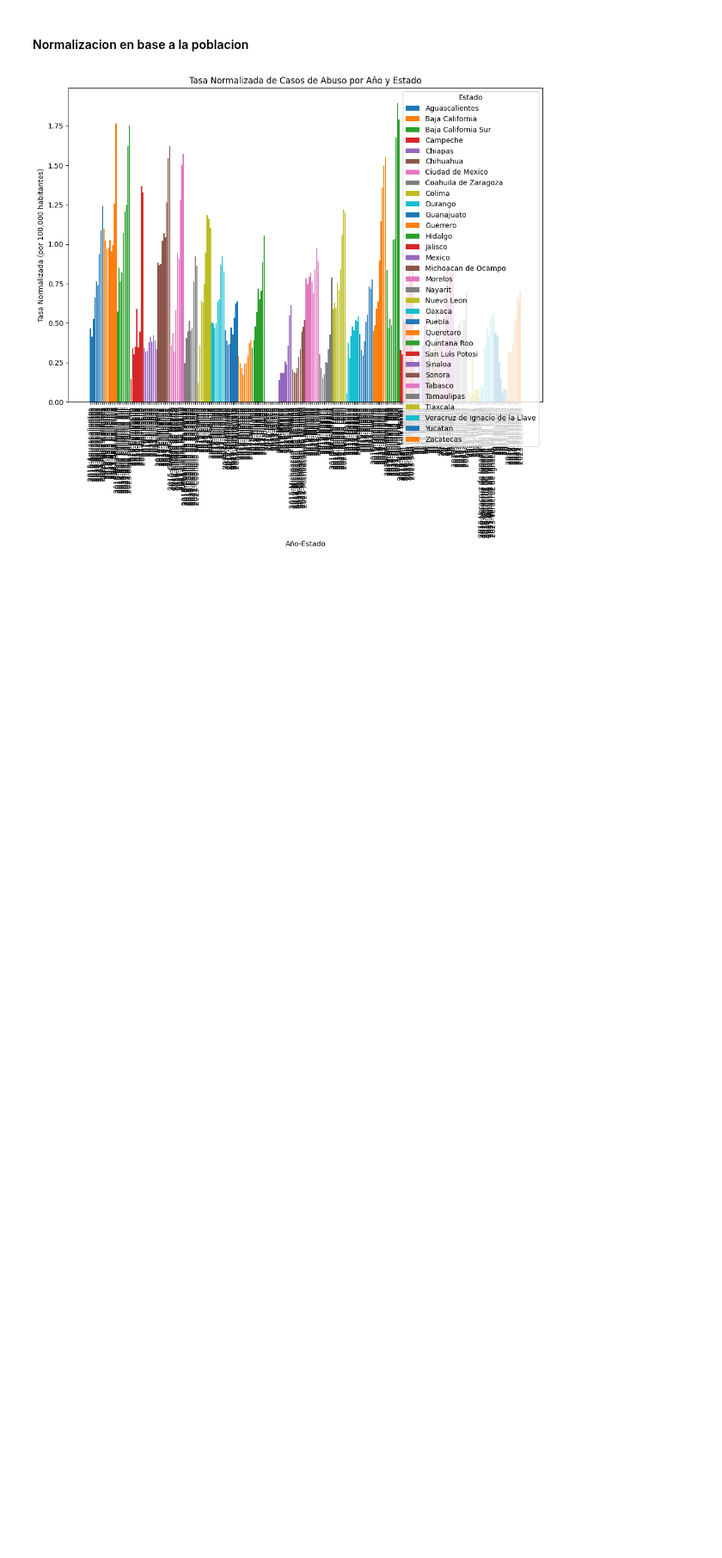
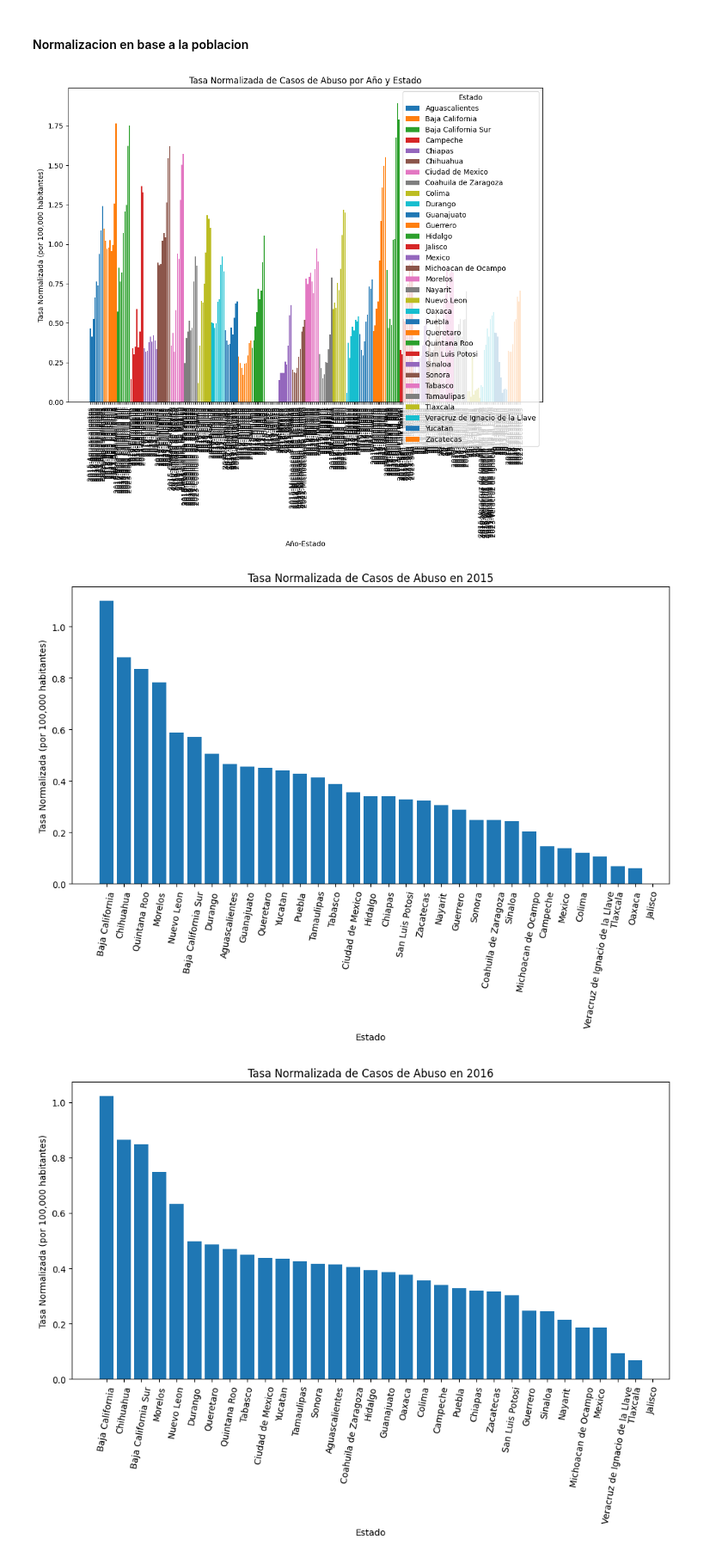
Before and after one commit to BlackEddit/EDA_Cleasings, a Jupyter notebook: Analisis_Sex_Abuse.ipynb, the cells around one changed output. Shown at 86% size. Cells and saved outputs as stored; diff of their text form; code cells hidden in the pictures; blank space fills up the shorter version.

```diff
--- a/Analisis_Sex_Abuse.ipynb
+++ b/Analisis_Sex_Abuse.ipynb
@@ -27,12 +27,12 @@ descomentar en caso de una nueva lectura
 '''
 
 
-# df_sex_abuse_complete = df_sex_abuse_complete.rename(columns= {'2015' : 'Poblacion 2015'})
-# df_sex_abuse_complete = df_sex_abuse_complete.rename(columns= {'2016' : 'Poblacion 2016'})
-# df_sex_abuse_complete = df_sex_abuse_complete.rename(columns= {'2017' : 'Poblacion 2017'})
-# df_sex_abuse_complete = df_sex_abuse_complete.rename(columns= {'2018' : 'Poblacion 2018'})
-# df_sex_abuse_complete = df_sex_abuse_complete.rename(columns= {'2019' : 'Poblacion 2019'})
-# df_sex_abuse_complete = df_sex_abuse_complete.rename(columns= {'2020' : 'Poblacion 2020'})
-# df_sex_abuse_complete = df_sex_abuse_complete.rename(columns= {'2021' : 'Poblacion 2021'})
-# df_sex_abuse_complete = df_sex_abuse_complete.rename(columns= {'2022' : 'Poblacion 2022'})
-# df_sex_abuse_complete = df_sex_abuse_complete.rename(columns= {'2023' : 'Poblacion 2023'})
+df_sex_abuse_complete = df_sex_abuse_complete.rename(columns= {'2015' : 'Poblacion 2015'})
+df_sex_abuse_complete = df_sex_abuse_complete.rename(columns= {'2016' : 'Poblacion 2016'})
+df_sex_abuse_complete = df_sex_abuse_complete.rename(columns= {'2017' : 'Poblacion 2017'})
+df_sex_abuse_complete = df_sex_abuse_complete.rename(columns= {'2018' : 'Poblacion 2018'})
+df_sex_abuse_complete = df_sex_abuse_complete.rename(columns= {'2019' : 'Poblacion 2019'})
+df_sex_abuse_complete = df_sex_abuse_complete.rename(columns= {'2020' : 'Poblacion 2020'})
+df_sex_abuse_complete = df_sex_abuse_complete.rename(columns= {'2021' : 'Poblacion 2021'})
+df_sex_abuse_complete = df_sex_abuse_complete.rename(columns= {'2022' : 'Poblacion 2022'})
+df_sex_abuse_complete = df_sex_abuse_complete.rename(columns= {'2023' : 'Poblacion 2023'})
@@ -147,3 +148,36 @@ plt.legend(title='Estado')
 plt.show()
 # %% [output]
 [figure]
+# %%
+#'df_grouped_normalized' es nuestro DataFrame que contiene los datos agrupados y normalizados por año y estado
+
+# Obtén los años únicos en el DataFrame
+unique_years = df_grouped_normalized['Year'].unique()
+
+# Crea un gráfico para cada año
+for year in unique_years:
+
+    # Filtra el DataFrame para obtener solo los datos del año en cuestión
+    df_year = df_grouped_normalized[df_grouped_normalized['Year'] == year]
+
+
+    # Ordena el DataFrame por la tasa de forma descendente
+    df_year = df_year.sort_values(by='Rate_100,000_hab', ascending=False)
+
+    # Inicializa la figura del gráfico
+    plt.figure(figsize=(12, 6))
+
+    # Crea un gráfico de barras con 'State' en el eje x y 'Rate' en el eje y
+    plt.bar(df_year['State'], df_year['Rate_100,000_hab'])
+
+    # Agrega títulos y etiquetas
+    plt.title(f'Tasa Normalizada de Casos de Abuso en {year}')
+    plt.xlabel('Estado')
+    plt.xticks(rotation = 80)
+    plt.ylabel('Tasa Normalizada (por 100,000 habitantes)')
+
+    # Muestra el gráfico
+    plt.show()
+# %% [output]
+[figure, added]
+[figure, added]
```
Also changed, not shown: parts of 5 cells of this notebook.
